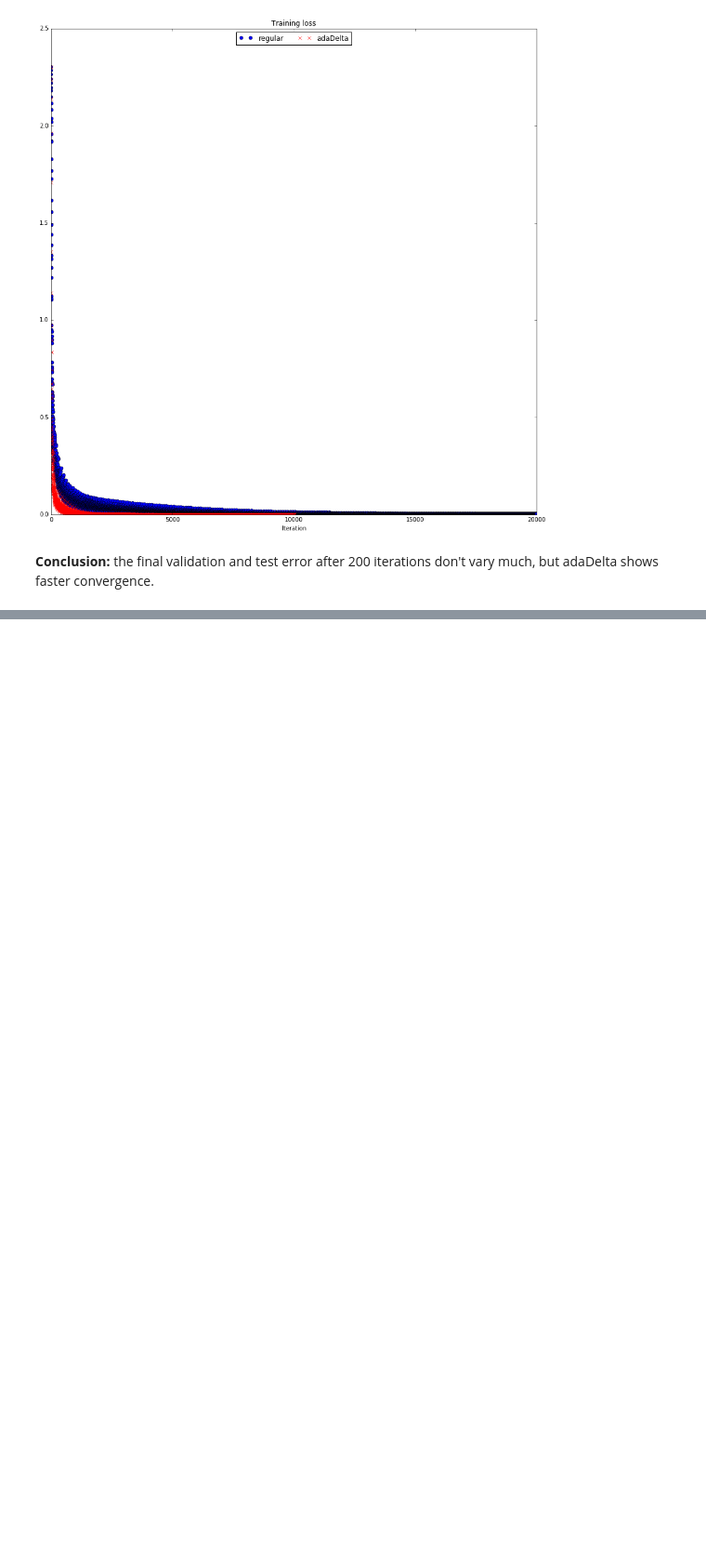
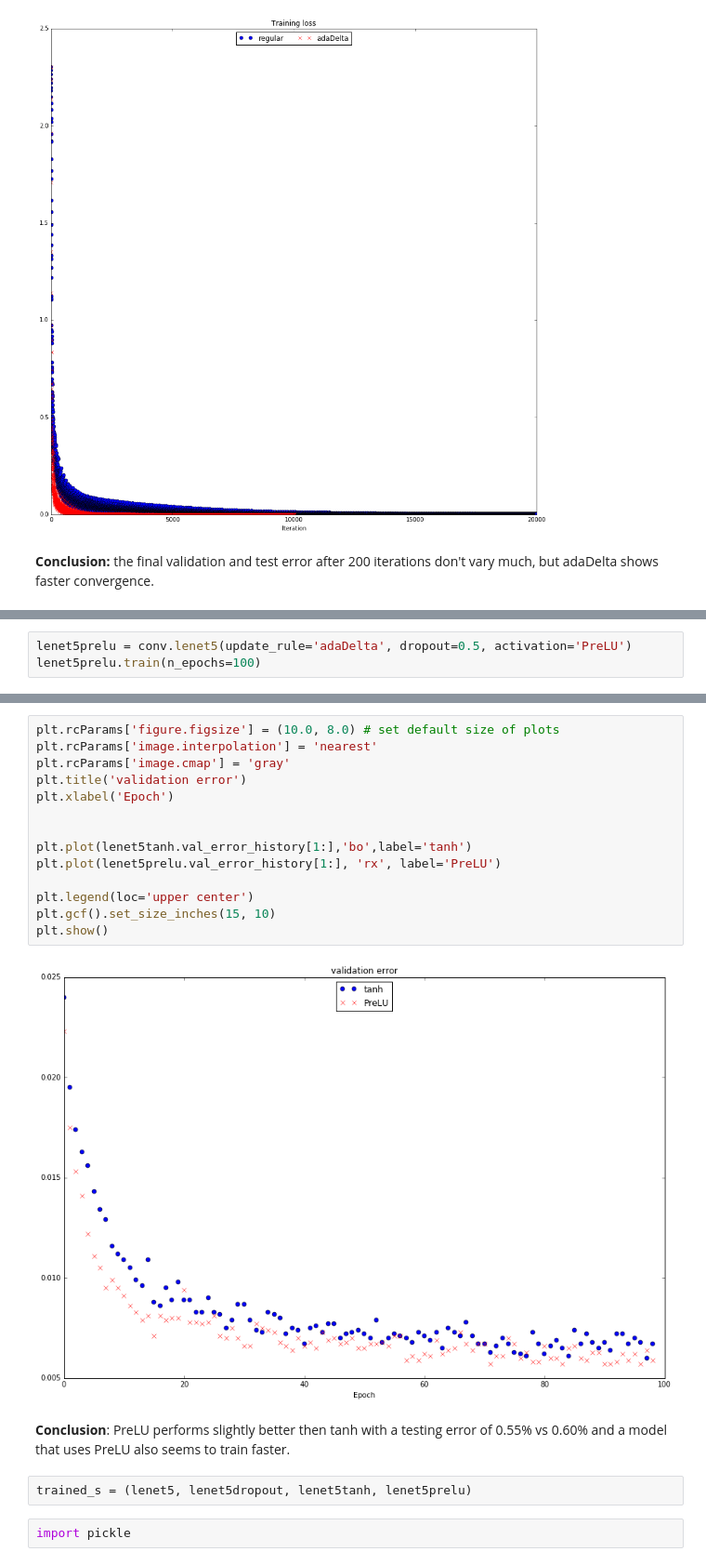
Before and after one commit to daviddemeij/scyfer-challenge, a Jupyter notebook: scyfer-challenge.ipynb, the cells around one changed output, grey strips where cells are left out. Shown: that part at 93% size. Saved outputs shown, nothing was run; the diff lists cells and outputs as text; blank space fills up the shorter version.

```diff
--- a/scyfer-challenge.ipynb
+++ b/scyfer-challenge.ipynb
@@ -62,0 +124,3 @@ plt.plot(lenet5.val_error_history, 'bo', label='validation error')
+# %%
+lenet5prelu = conv.lenet5(update_rule='adaDelta', dropout=0.5, activation='PreLU')
+lenet5prelu.train(n_epochs=100)
@@ -62,0 +146,22 @@ plt.plot(lenet5.val_error_history, 'bo', label='validation error')
+# %%
+plt.rcParams['figure.figsize'] = (10.0, 8.0) # set default size of plots
+plt.rcParams['image.interpolation'] = 'nearest'
+plt.rcParams['image.cmap'] = 'gray'
+plt.title('validation error')
+plt.xlabel('Epoch')
+
+
+plt.plot(lenet5tanh.val_error_history[1:],'bo',label='tanh')
+plt.plot(lenet5prelu.val_error_history[1:], 'rx', label='PreLU')
+
+plt.legend(loc='upper center')
+plt.gcf().set_size_inches(15, 10)
+plt.show()
+# %% [output]
+[figure, added]
+# %% [markdown]
+**Conclusion**: PreLU performs slightly better then tanh with a testing error of 0.55% vs 0.60% and a model that uses PreLU also seems to train faster.
+# %%
+trained_s = (lenet5, lenet5dropout, lenet5tanh, lenet5prelu)
+# %%
+import pickle
```
Also changed, not shown: parts of 12 cells of this notebook, 3 other files.
